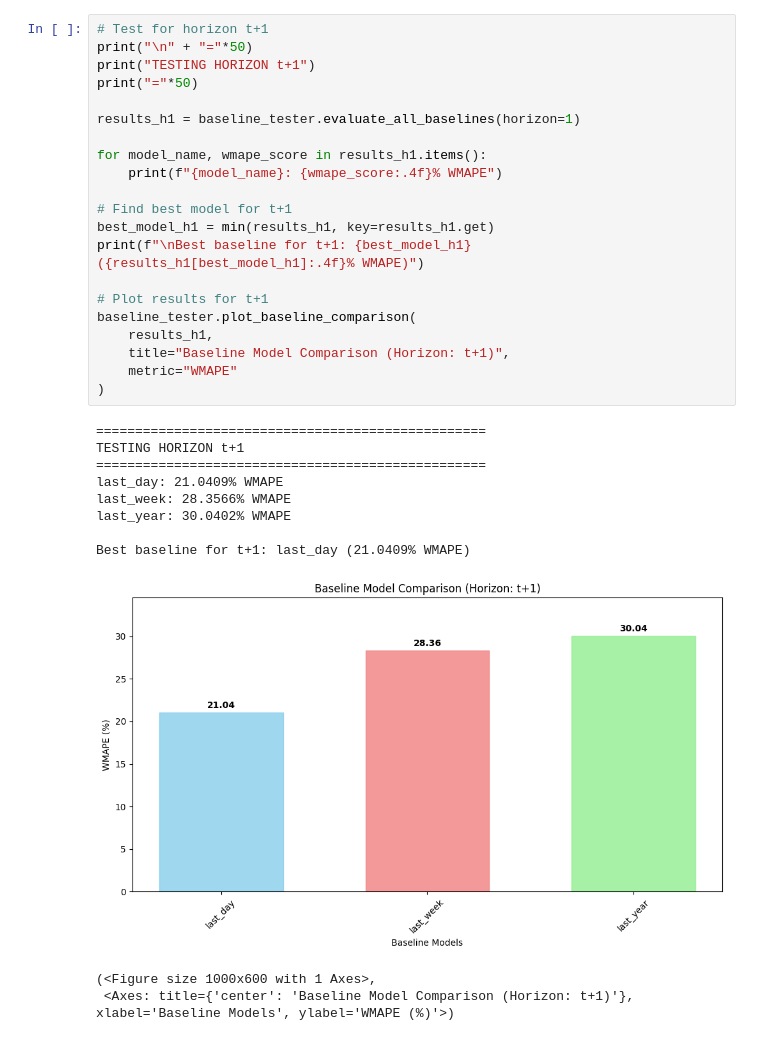
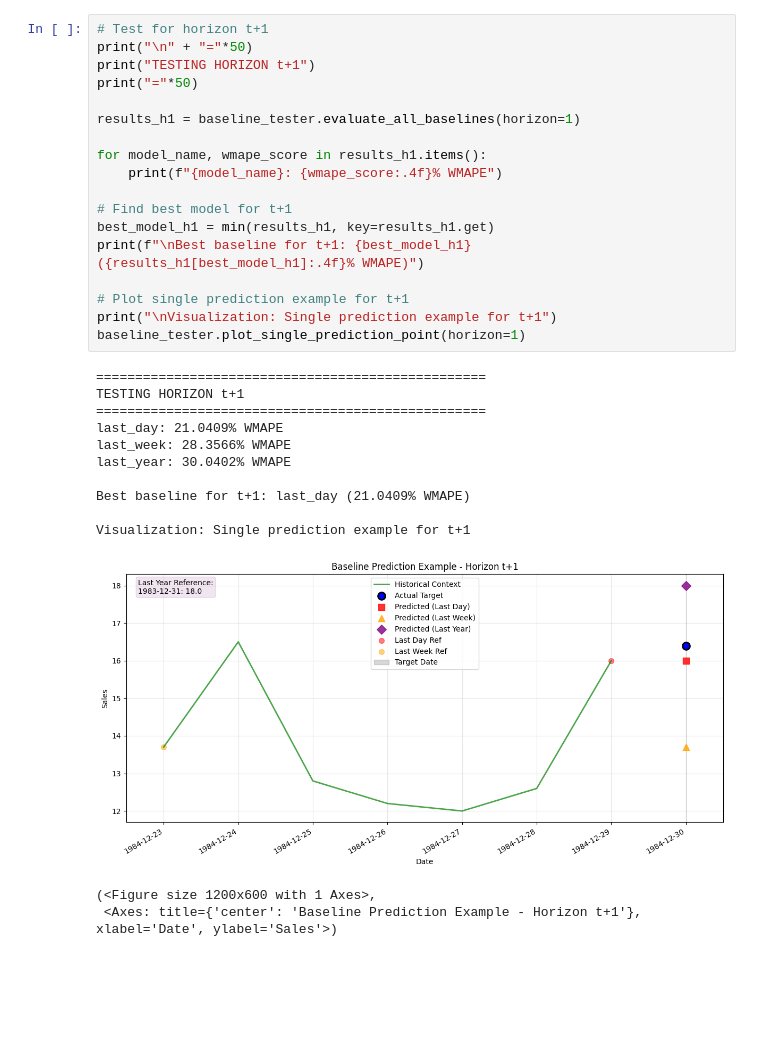
Before and after one commit to xxc52/demand_forecast_capstone, a Jupyter notebook: main_test.ipynb, the cells around one changed output. Cells and saved outputs as stored; diff of their text form; blank space fills up the shorter version.

```diff
--- a/main_test.ipynb
+++ b/main_test.ipynb
@@ -22,36 +21,35 @@ Baseline tester initialized!
 # %%
 # Test for horizon t+1
 print("\n" + "="*50)
 print("TESTING HORIZON t+1")
 print("="*50)
 
 results_h1 = baseline_tester.evaluate_all_baselines(horizon=1)
 
 for model_name, wmape_score in results_h1.items():
     print(f"{model_name}: {wmape_score:.4f}% WMAPE")
 
 # Find best model for t+1
 best_model_h1 = min(results_h1, key=results_h1.get)
 print(f"\nBest baseline for t+1: {best_model_h1} ({results_h1[best_model_h1]:.4f}% WMAPE)")
 
-# Plot results for t+1
-baseline_tester.plot_baseline_comparison(
-    results_h1,
-    title="Baseline Model Comparison (Horizon: t+1)",
-    metric="WMAPE"
-)
+# Plot single prediction example for t+1
+print("\nVisualization: Single prediction example for t+1")
+baseline_tester.plot_single_prediction_point(horizon=1)
 # %% [output]
 ==================================================
 TESTING HORIZON t+1
 ==================================================
 last_day: 21.0409% WMAPE
 last_week: 28.3566% WMAPE
 last_year: 30.0402% WMAPE
 
 Best baseline for t+1: last_day (21.0409% WMAPE)
+
+Visualization: Single prediction example for t+1
-[figure, old version]
+[figure, new version]
-(<Figure size 1000x600 with 1 Axes>,
- <Axes: title={'center': 'Baseline Model Comparison (Horizon: t+1)'}, xlabel='Baseline Models', ylabel='WMAPE (%)'>)
+(<Figure size 1200x600 with 1 Axes>,
+ <Axes: title={'center': 'Baseline Prediction Example - Horizon t+1'}, xlabel='Date', ylabel='Sales'>)
 # %%
 # Test for horizon t+2
 print("\n" + "="*50)
```
Also changed, not shown: parts of 6 cells of this notebook.
